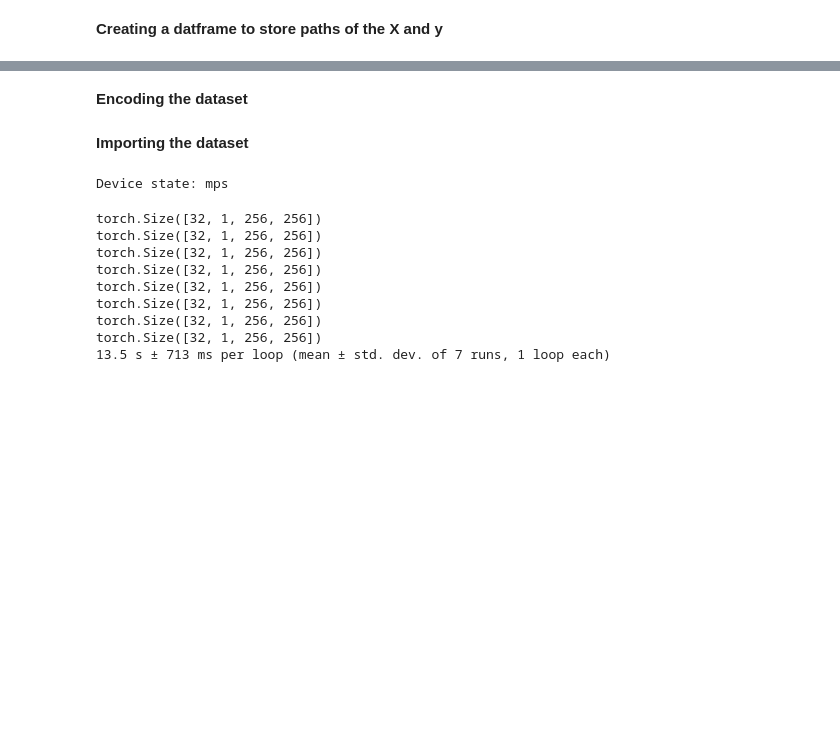
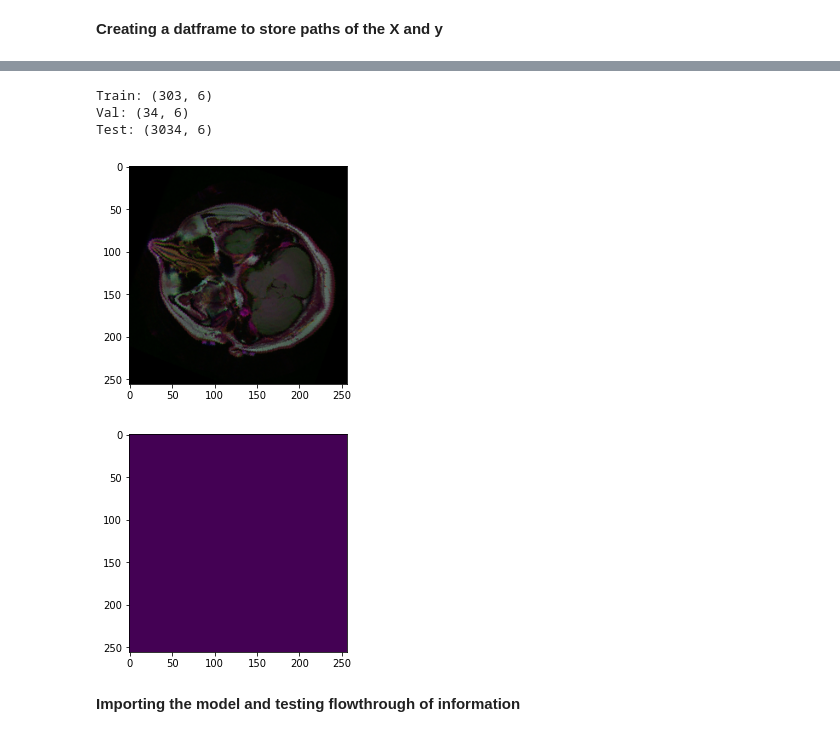
Before and after one commit to christian-creator/brain_cancer_segmentation, a Jupyter notebook: notebooks/segmentation_workflow.ipynb, the cells around one changed output, grey strips where cells are left out. Cells and saved outputs as stored; diff of their text form; code cells hidden in the pictures; blank space fills up the shorter version.

```diff
--- a/notebooks/segmentation_workflow.ipynb
+++ b/notebooks/segmentation_workflow.ipynb
@@ -53,2 +94,0 @@ image_df
-# %% [markdown]
-**Encoding the dataset**
@@ -74,26 +120,43 @@ mask_val_loader = list(DataLoader(encoded_masks[val_index],batch_size=batch_size
+# %%
+train_df,test_df = train_test_split(image_df, stratify=image_df.diagnosis, test_size=0.9)
+test_df = test_df.reset_index(drop=True)
+
+train_df, val_df = train_test_split(train_df, stratify=train_df.diagnosis, test_size=0.1)
+train_df = train_df.reset_index(drop=True)
+val_df = val_df.reset_index(drop=True)
+
+
+print(f"Train: {train_df.shape} \nVal: {val_df.shape} \nTest: {test_df.shape}")
+# %% [output]
+Train: (303, 6)
+Val: (34, 6)
+Test: (3034, 6)
+# %%
+size = 10
+# Train
+train_dataset = BrainMriDataset(df=train_df, transforms=transform)
+train_dataloader = DataLoader(train_dataset, batch_size=size, shuffle=True)
+# Validation
+val_dataset = BrainMriDataset(df=val_df, transforms=transform)
+val_dataloader = DataLoader(val_dataset, batch_size=size, shuffle=True)
+# Testing
+test_dataset = BrainMriDataset(df=test_df, transforms=transform)
+test_dataloader = DataLoader(test_dataset, batch_size=size, shuffle=True)
+# %%
+def show_image_mask_from_tensor(image,mask):
+    image = image.numpy()
+    mask = mask.numpy()
+    image = np.moveaxis(image, 0, -1)
+    mask = np.moveaxis(mask, 0, -1)
+    plt.imshow(image*0.5+0.5,vmin=0, vmax=1)
+    plt.show()
+    plt.imshow(mask)
+    plt.show()
+image,mask = next(iter(train_dataloader))
+
+show_image_mask_from_tensor(image[0,:,:,:],mask[0,:,:,:])
+# %% [output]
+[figure, added]
+[figure, added]
 # %% [markdown]
-**Importing the dataset**
+**Importing the model and testing flowthrough of information**
-# %%
-# device = 'cuda:0' if torch.cuda.is_available() else 'cpu'
-device = torch.device("mps")
-print('Device state:', device)
-# %% [output]
-Device state: mps
-# %%
-%%timeit
-from model_structures import Unet,get_n_params
-image_random = np.random.normal(0,1, (32, 3, 256, 256)).astype('float32')
-image_random = Variable(torch.from_numpy(image_random))
-net = Unet(1)
-# print(get_n_params(net))
-print(net(image_random).shape)
-# %% [output]
-torch.Size([32, 1, 256, 256])
-torch.Size([32, 1, 256, 256])
-torch.Size([32, 1, 256, 256])
-torch.Size([32, 1, 256, 256])
-torch.Size([32, 1, 256, 256])
-torch.Size([32, 1, 256, 256])
-torch.Size([32, 1, 256, 256])
-torch.Size([32, 1, 256, 256])
-13.5 s ± 713 ms per loop (mean ± std. dev. of 7 runs, 1 loop each)
```
Also changed, not shown: parts of 14 cells of this notebook, 3 other files.
